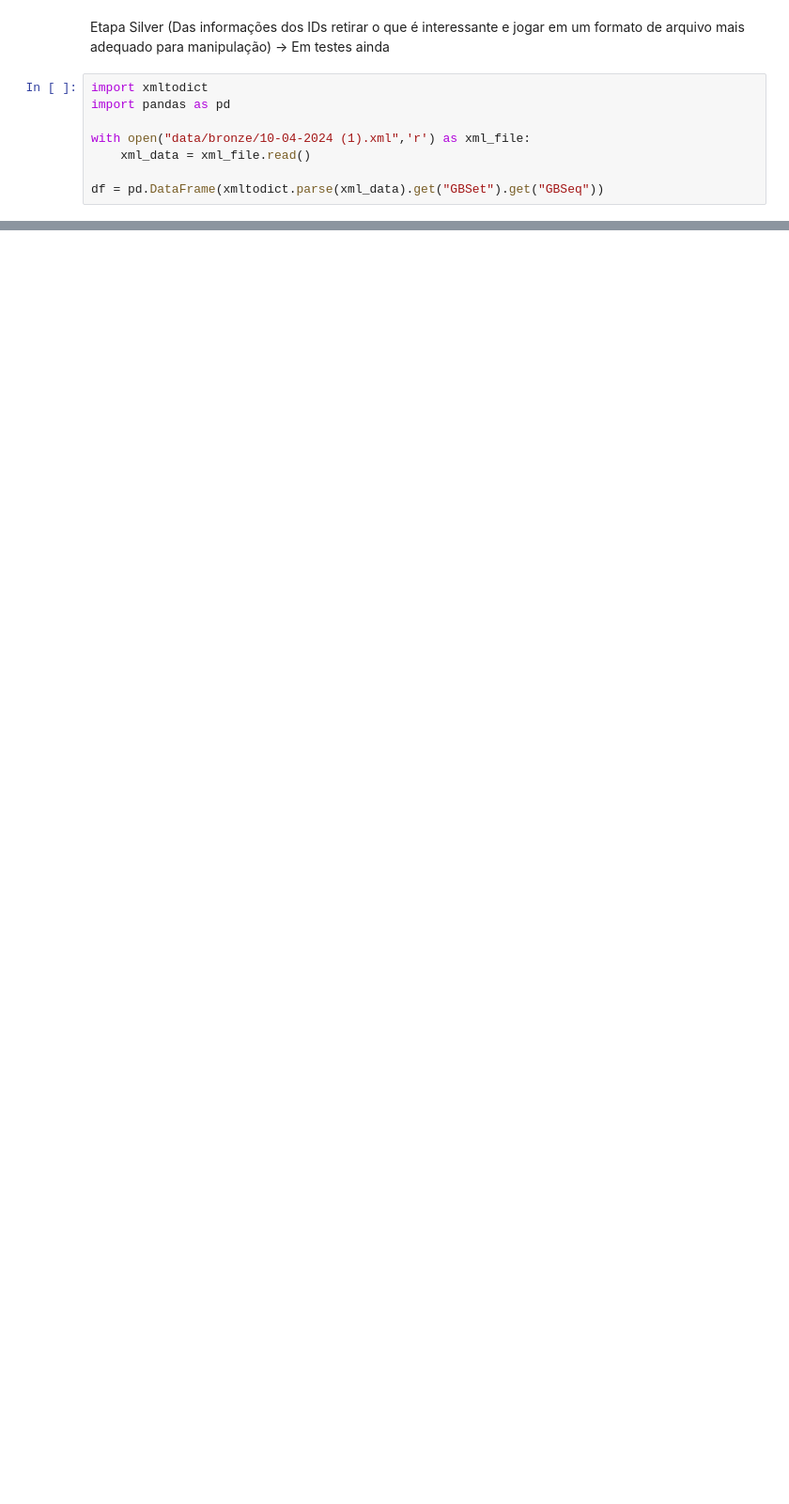
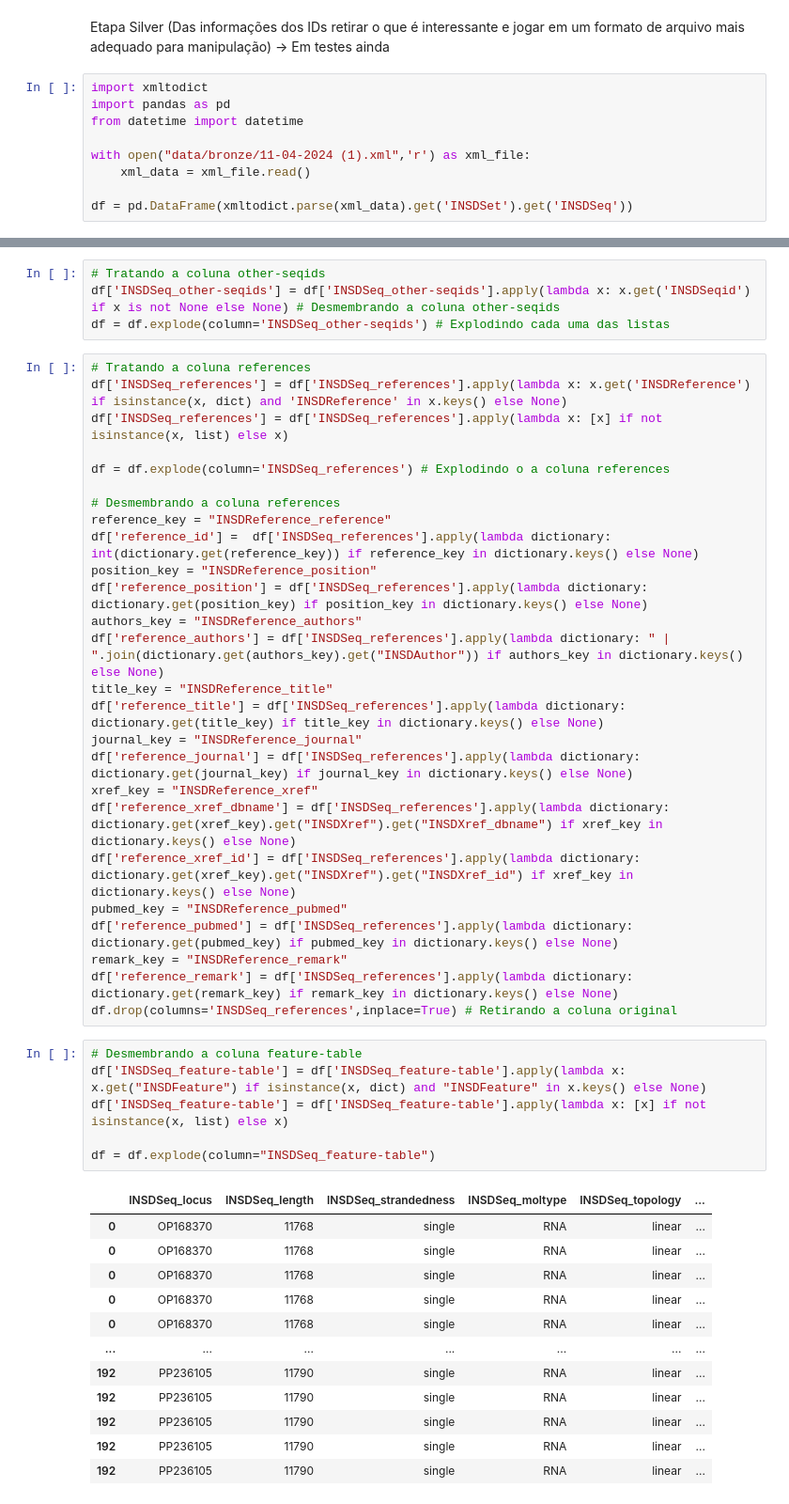
Before and after one commit to RafaelQSantos-RQS/active-pipeline-arbovirus, a Jupyter notebook: notebook.ipynb, the cells around one changed output, grey strips where cells are left out. Shown at 94% size. Drawn from its saved outputs; the diff is of its cells as text; blank space fills up the shorter version.

```diff
--- a/notebook.ipynb
+++ b/notebook.ipynb
@@ -26,8 +26,9 @@ Etapa Silver (Das informações dos IDs retirar o que é interessante e jogar em
 # %%
 import xmltodict
 import pandas as pd
+from datetime import datetime
 
-with open("data/bronze/10-04-2024 (1).xml",'r') as xml_file:
+with open("data/bronze/11-04-2024 (1).xml",'r') as xml_file:
     xml_data = xml_file.read()
 
-df = pd.DataFrame(xmltodict.parse(xml_data).get("GBSet").get("GBSeq"))
+df = pd.DataFrame(xmltodict.parse(xml_data).get('INSDSet').get('INSDSeq'))
@@ -33,0 +54,49 @@ df = pd.DataFrame(xmltodict.parse(xml_data).get("GBSet").get("GBSeq"))
+# %%
+# Tratando a coluna other-seqids
+df['INSDSeq_other-seqids'] = df['INSDSeq_other-seqids'].apply(lambda x: x.get('INSDSeqid') if x is not None else None) # Desmembrando a coluna other-seqids
+df = df.explode(column='INSDSeq_other-seqids') # Explodindo cada uma das listas
+# %%
+# Tratando a coluna references
+df['INSDSeq_references'] = df['INSDSeq_references'].apply(lambda x: x.get('INSDReference') if isinstance(x, dict) and 'INSDReference' in x.keys() else None)
+df['INSDSeq_references'] = df['INSDSeq_references'].apply(lambda x: [x] if not isinstance(x, list) else x)
+
+df = df.explode(column='INSDSeq_references') # Explodindo o a coluna references
+
+# Desmembrando a coluna references
+reference_key = "INSDReference_reference"
+df['reference_id'] =  df['INSDSeq_references'].apply(lambda dictionary: int(dictionary.get(reference_key)) if reference_key in dictionary.keys() else None)
+position_key = "INSDReference_position"
+df['reference_position'] = df['INSDSeq_references'].apply(lambda dictionary: dictionary.get(position_key) if position_key in dictionary.keys() else None)
+authors_key = "INSDReference_authors"
+df['reference_authors'] = df['INSDSeq_references'].apply(lambda dictionary: " | ".join(dictionary.get(authors_key).get("INSDAuthor")) if authors_key in dictionary.keys() else None)
+title_key = "INSDReference_title"
+df['reference_title'] = df['INSDSeq_references'].apply(lambda dictionary: dictionary.get(title_key) if title_key in dictionary.keys() else None)
+journal_key = "INSDReference_journal"
+df['reference_journal'] = df['INSDSeq_references'].apply(lambda dictionary: dictionary.get(journal_key) if journal_key in dictionary.keys() else None)
+xref_key = "INSDReference_xref"
+df['reference_xref_dbname'] = df['INSDSeq_references'].apply(lambda dictionary: dictionary.get(xref_key).get("INSDXref").get("INSDXref_dbname") if xref_key in dictionary.keys() else None)
+df['reference_xref_id'] = df['INSDSeq_references'].apply(lambda dictionary: dictionary.get(xref_key).get("INSDXref").get("INSDXref_id") if xref_key in dictionary.keys() else None)
+pubmed_key = "INSDReference_pubmed"
+df['reference_pubmed'] = df['INSDSeq_references'].apply(lambda dictionary: dictionary.get(pubmed_key) if pubmed_key in dictionary.keys() else None)
+remark_key = "INSDReference_remark"
+df['reference_remark'] = df['INSDSeq_references'].apply(lambda dictionary: dictionary.get(remark_key) if remark_key in dictionary.keys() else None)
+df.drop(columns='INSDSeq_references',inplace=True) # Retirando a coluna original
+# %%
+# Desmembrando a coluna feature-table
+df['INSDSeq_feature-table'] = df['INSDSeq_feature-table'].apply(lambda x: x.get("INSDFeature") if isinstance(x, dict) and "INSDFeature" in x.keys() else None)
+df['INSDSeq_feature-table'] = df['INSDSeq_feature-table'].apply(lambda x: [x] if not isinstance(x, list) else x)
+
+df = df.explode(column="INSDSeq_feature-table")
+# %% [output]
+|  | INSDSeq_locus | INSDSeq_length | INSDSeq_strandedness | INSDSeq_moltype | INSDSeq_topology | ... |
+| 0 | OP168370 | 11768 | single | RNA | linear | ... |
+| 0 | OP168370 | 11768 | single | RNA | linear | ... |
+| 0 | OP168370 | 11768 | single | RNA | linear | ... |
+| 0 | OP168370 | 11768 | single | RNA | linear | ... |
+| 0 | OP168370 | 11768 | single | RNA | linear | ... |
+| ... | ... | ... | ... | ... | ... | ... |
+| 192 | PP236105 | 11790 | single | RNA | linear | ... |
+| 192 | PP236105 | 11790 | single | RNA | linear | ... |
+| 192 | PP236105 | 11790 | single | RNA | linear | ... |
+| 192 | PP236105 | 11790 | single | RNA | linear | ... |
+| 192 | PP236105 | 11790 | single | RNA | linear | ... |
```
Also changed, not shown: parts of 4 cells of this notebook, 2 other files.
